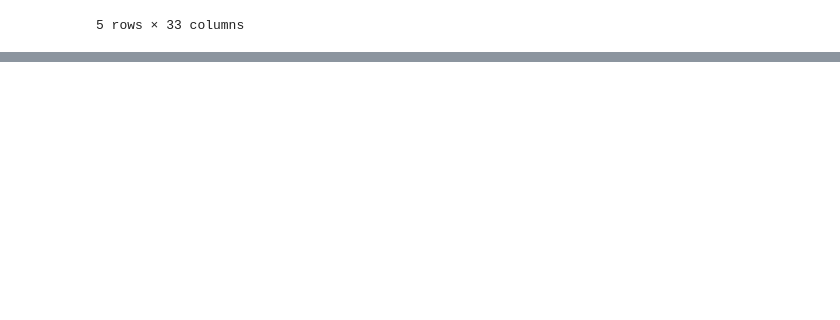
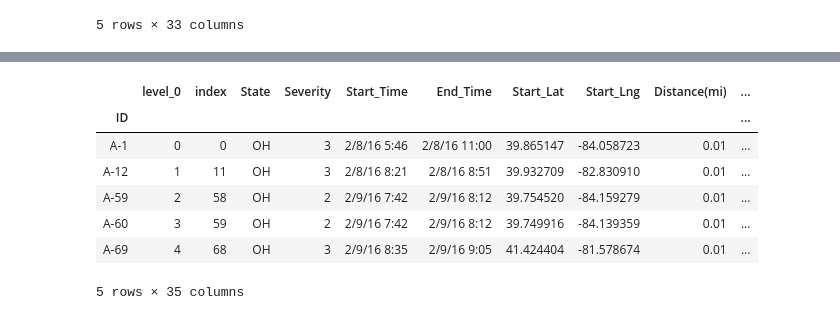
Before and after one commit to arundhatic/Project_1_sunsets, a Jupyter notebook: Arun/Project_1_part1.ipynb, the cells around one changed output, grey strips where cells are left out. Cells and saved outputs as stored; diff of their text form; code cells hidden in the pictures; blank space fills up the shorter version.

Commit message:
westbound

```diff
--- a/Arun/Project_1_part1.ipynb
+++ b/Arun/Project_1_part1.ipynb
@@ -72,0 +92,9 @@ accidents_data_hwy_df.head()
+# %%
+accident_data_hwy_to_load = "Resources/accidents_data_hwy_df.csv"
+accidents_hwy_west_df = pd.read_csv(
+    accident_data_hwy_to_load, low_memory=False)
+
+# Visualize
+accidents_hwy_west_df = accidents_hwy_west_df.reset_index()
+accidents_hwy_west_df.set_index('ID', inplace=True)
+accidents_hwy_west_df.head()
@@ -72,0 +110,12 @@ accidents_data_hwy_df.head()
+# %%
+accidents_hwy_west_df['Direction_West'] = accidents_hwy_west_df['Description'].str.contains("Westbound")== True
+accidents_hwy_west_df.head()
+# %% [output]
+|  | level_0 | index | State | Severity | Start_Time | End_Time | Start_Lat | Start_Lng | Distance(mi) | ... |
+| ID |  |  |  |  |  |  |  |  |  | ... |
+| A-1 | 0 | 0 | OH | 3 | 2/8/16 5:46 | 2/8/16 11:00 | 39.865147 | -84.058723 | 0.01 | ... |
+| A-12 | 1 | 11 | OH | 3 | 2/8/16 8:21 | 2/8/16 8:51 | 39.932709 | -82.830910 | 0.01 | ... |
+| A-59 | 2 | 58 | OH | 2 | 2/9/16 7:42 | 2/9/16 8:12 | 39.754520 | -84.159279 | 0.01 | ... |
+| A-60 | 3 | 59 | OH | 2 | 2/9/16 7:42 | 2/9/16 8:12 | 39.749916 | -84.139359 | 0.01 | ... |
+| A-69 | 4 | 68 | OH | 3 | 2/9/16 8:35 | 2/9/16 9:05 | 41.424404 | -81.578674 | 0.01 | ... |
+5 rows × 35 columns
```
Also changed, not shown: parts of 7 cells of this notebook, 1 other file.
